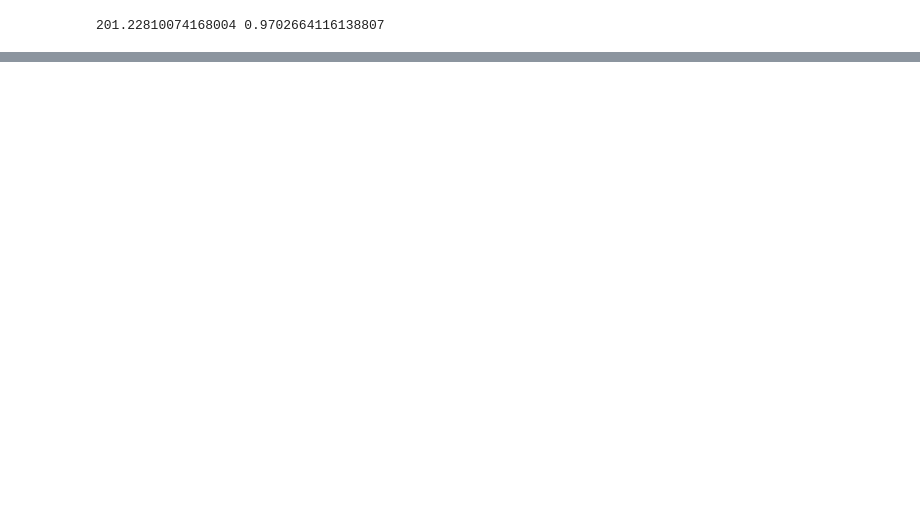
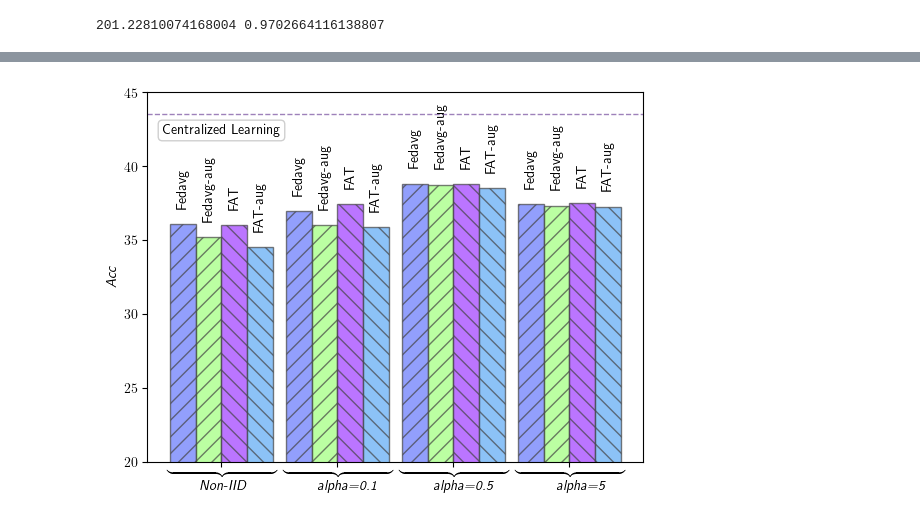
Before and after one commit to JevenM/fedatt-main, a Jupyter notebook: src/test.ipynb, the cells around one changed output, grey strips where cells are left out. Drawn from its saved outputs; the diff is of its cells as text; code cells hidden in the pictures; blank space fills up the shorter version.

```diff
--- a/src/test.ipynb
+++ b/src/test.ipynb
@@ -457,0 +684,100 @@ print(m, n)
+# %%
+# Stl-10 Acc
+from __future__ import unicode_literals
+import matplotlib.pyplot as plt
+import numpy as np
+# 使用latex确保本机器已经安装latex，服务器没安装就跑不了
+plt.rc('text', usetex=True)
+plt.rcParams["font.sans-serif"] = "times new roman"
+
+# 数据
+categories = [r'$\underbrace{\quad\quad\quad\quad\quad\quad\quad\quad}_{\emph{Non-IID}}$', \
+              r'$\underbrace{\quad\quad\quad\quad\quad\quad\quad\quad}_{\emph{\\alpha=0.1}}$', \
+              r'$\underbrace{\quad\quad\quad\quad\quad\quad\quad\quad}_{\emph{\\alpha=0.5}}$',\
+              r'$\underbrace{\quad\quad\quad\quad\quad\quad\quad\quad}_{\emph{\\alpha=5}}$',\
+            ]
+# Fedavg
+values1 = [36.10, 36.95, 38.82, 37.44]
+# Fedavg-aug
+values2 = [35.20, 36.00, 38.75, 37.34]
+# FAT
+values3 = [36.01, 37.43, 38.81, 37.52]
+# FAT-aug
+values4 = [34.52, 35.89, 38.54, 37.26]
+
+# 绘制条形图
+fig, ax = plt.subplots()
+
+bar_width = 0.4
+bar_positions1 = np.array([0, 1.4+bar_width, 2.8+bar_width*2, 4.2+bar_width*3])
+bar_positions2 = bar_positions1 + bar_width
+bar_positions3 = bar_positions2 + bar_width
+bar_positions4 = bar_positions3 + bar_width
+error_config = {'ecolor': 'black'}
+ax.bar(bar_positions1, values1, bar_width, color="#6477FB", capsize=5, hatch="//", edgecolor='#444', error_kw=error_config, alpha=.7) #CFAB02
+ax.bar(bar_positions2, values2, bar_width, color='#9EFF7B', capsize=5, hatch="//", edgecolor='#444', error_kw=error_config, alpha=.7) #109C6F #B9E5FD
+ax.bar(bar_positions3, values3, bar_width, color="#9F3BFF", capsize=5, hatch=r"\\", edgecolor='#444', error_kw=error_config, alpha=.7) #730A9F  #E01E75 #1CB7DB #4E97CB #4C396B
+ax.bar(bar_positions4, values4, bar_width, color="#5CA9F5", capsize=5, hatch=r"\\", edgecolor='#444', error_kw=error_config, alpha=.7) #730A9F  #E01E75 #1CB7DB #4E97CB #4C396B
+
+'#6477FB', '#9F3BFF'
+'#8CFF8C', '#9EFF7B', '#36FFFF', '#5CA9F5'
+
+# D8CDE3 9E81BA 7670B3 E01E75
+
+# 添加线段连接
+# for i in range(len(categories)):
+#     x_vals = [bar_positions1[i], bar_positions2[i], bar_positions3[i], bar_positions4[i]]
+#     y_vals = [values1[i], values2[i], values3[i], values4[i]]
+#     ax.plot(x_vals, y_vals, color="#B03060")
+
+hyper_params = ['Fedavg','Fedavg-aug','FAT', 'FAT-aug']
+
+for j in range(len(values1)):
+    x_val = bar_positions1[j] - bar_width /2
+    y_val = values1[j]
+    ax.text(x_val + bar_width / 2, y_val+1, hyper_params[0], ha='center', va='bottom', rotation='vertical')
+    # ax.text(x_val + bar_width / 2, y_val, f'{y_val:.2f}', ha='center', va='bottom', alpha=0.7, bbox=dict(facecolor='white', edgecolor='#888', boxstyle='round,pad=0.3', alpha=0.4))
+
+for j in range(len(values2)):
+    x_val = bar_positions2[j] - bar_width /2
+    y_val = values2[j]
+    ax.text(x_val + bar_width / 2, y_val+1, hyper_params[1], ha='center', va='bottom', rotation='vertical')
+    # ax.text(x_val + bar_width / 2, y_val, f'{y_val:.2f}', ha='center', va='bottom', alpha=0.7, bbox=dict(facecolor='white', edgecolor='#888', boxstyle='round,pad=0.3', alpha=0.4))
+
+for j in range(len(values3)):
+    x_val = bar_positions3[j] - bar_width /2
+    y_val = values3[j]
+    ax.text(x_val + bar_width / 2, y_val+1, hyper_params[2], ha='center', va='bottom', rotation='vertical')
+    # ax.text(x_val + bar_width / 2, y_val, f'{y_val:.2f}', ha='center', va='bottom', alpha=0.7, bbox=dict(facecolor='white', edgecolor='#888', boxstyle='round,pad=0.3', alpha=0.4))
+
+for j in range(len(values4)):
+    x_val = bar_positions4[j] - bar_width /2
+    y_val = values4[j]
+    ax.text(x_val + bar_width / 2, y_val+1, hyper_params[3], ha='center', va='bottom', rotation='vertical', )
+    # ax.text(x_val + bar_width / 2, y_val, f'{y_val:.2f}', ha='center', va='bottom', alpha=0.7, bbox=dict(facecolor='white', edgecolor='#888', boxstyle='round,pad=0.3', alpha=0.4))
+
+
+# 添加虚线
+# STL-10
+dash_line_pos1 = 43.50
+ax.axhline(y=dash_line_pos1, color='#9E81BA', linestyle='--', linewidth=1)
+ax.text(0.6, dash_line_pos1-1.5, 'Centralized Learning', ha='center', va='bottom', alpha=1, bbox=dict(facecolor='white', edgecolor='#888', boxstyle='round,pad=0.3', alpha=0.4))
+
+
+# 设置标签和标题
+# ax.set_xlabel('Dataset under different local epochs $E$')
+ax.set_ylabel(r'$\emph{Acc}$')
+# ax.set_title('Bar Chart with Connected Lines')
+ax.set_ylim(20,45)
+
+# 设置X轴刻度
+ax.set_xticks(bar_positions1 + bar_width*1.5)
+ax.set_xticklabels(categories)
+
+# 显示图例
+# ax.legend(loc="center right")
+plt.savefig("Acc_STL10.pdf", dpi=300, bbox_inches='tight')
+# 显示图形
+plt.show()
+# %% [output]
+[figure, added]
```
Also changed, not shown: parts of 6 cells of this notebook, 6 other files.
